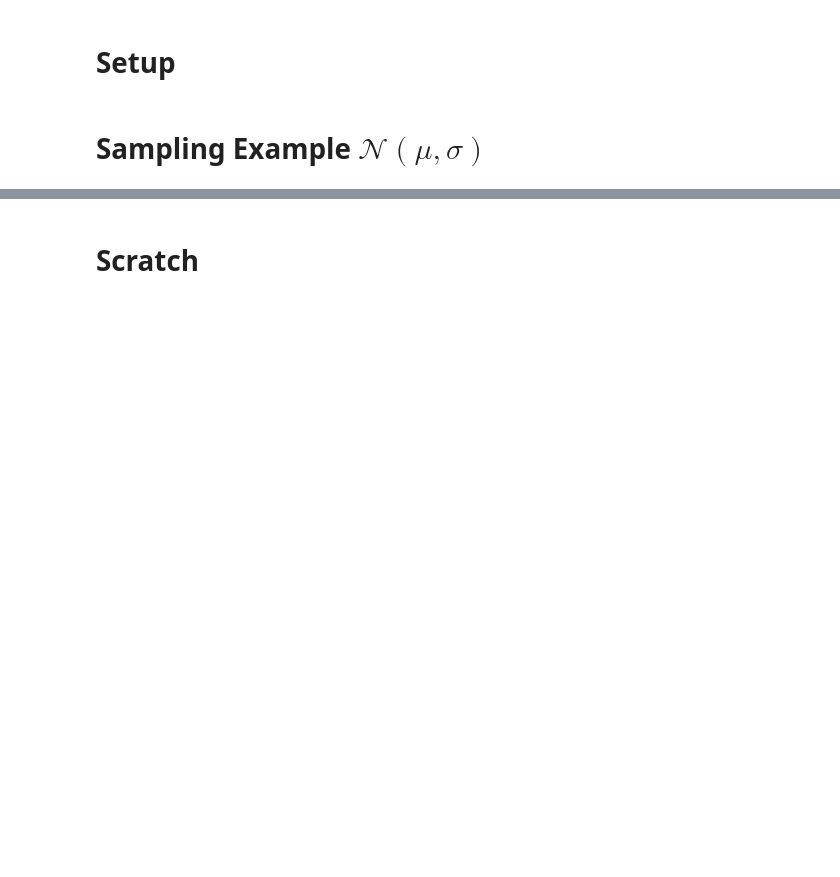
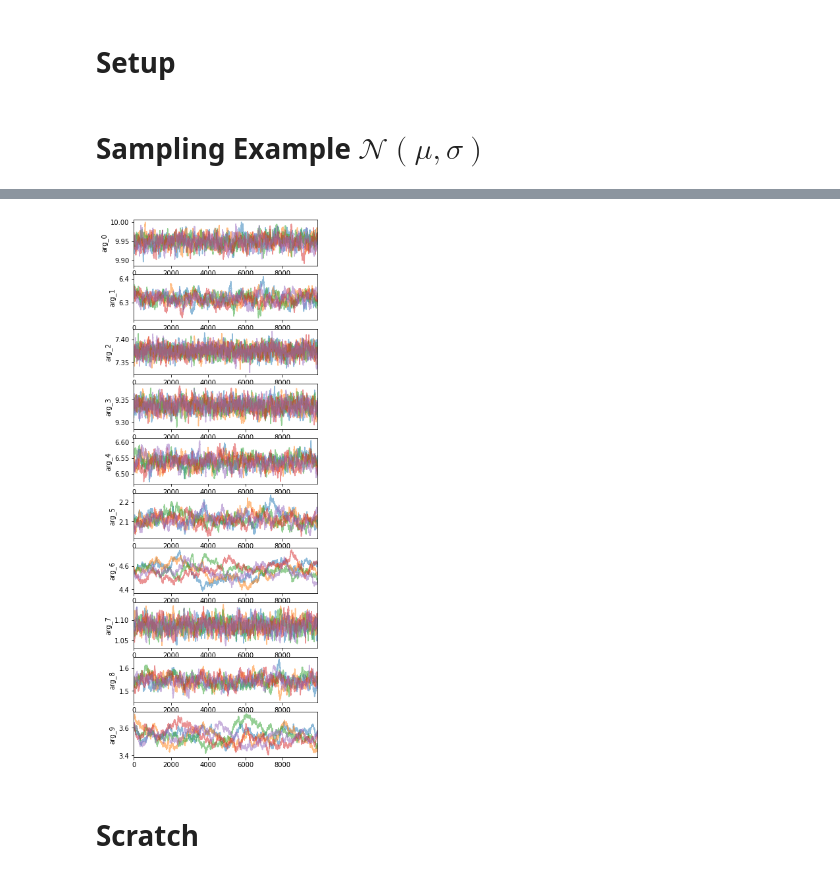
Before and after one commit to maho3/symHMC, a Jupyter notebook: HMC-example.ipynb, the cells around one changed output, grey strips where cells are left out. Saved outputs shown, nothing was run; the diff lists cells and outputs as text; code cells hidden in the pictures; blank space fills up the shorter version.

```diff
--- a/HMC-example.ipynb
+++ b/HMC-example.ipynb
@@ -158,0 +188,12 @@ axs[1].set_xlim(0,len(xs))
+# %%
+# Generate observed data
+ndims = 5 # Number of dimensions for multivariate Gaussian
+
+mu_tru = 10*np.random.rand(ndims)
+sig_tru = 5*np.random.rand(ndims)
+
+N = 10000
+data = mvnorm.rvs(mean=mu_tru, cov=np.diag(sig_tru), size=N)
+
+print(f'mu_*: {mu_tru}, sig_*: {np.diag(sig_tru)}')
+print(f'mu_hat: {np.mean(data)}, sig_hat: {np.cov(data)}')
@@ -159,2 +260,14 @@ axs[1].set_xlim(0,len(xs))
+# %%
+# Trace
+
+f, axs = plt.subplots(n_args,1, figsize=(5, 1.5*n_args))
+
+for j in range(n_args):
+    for i in range(N_chains):
+        axs[j].plot(xs[i,:,j], alpha=0.5)
+    axs[j].set_ylabel(f'arg_{j}')
+    axs[j].set_xlim(0,xs.shape[1])
+# %% [output]
+[figure, added]
 # %% [markdown]
 # Scratch
```
Also changed, not shown: parts of 14 cells of this notebook.
